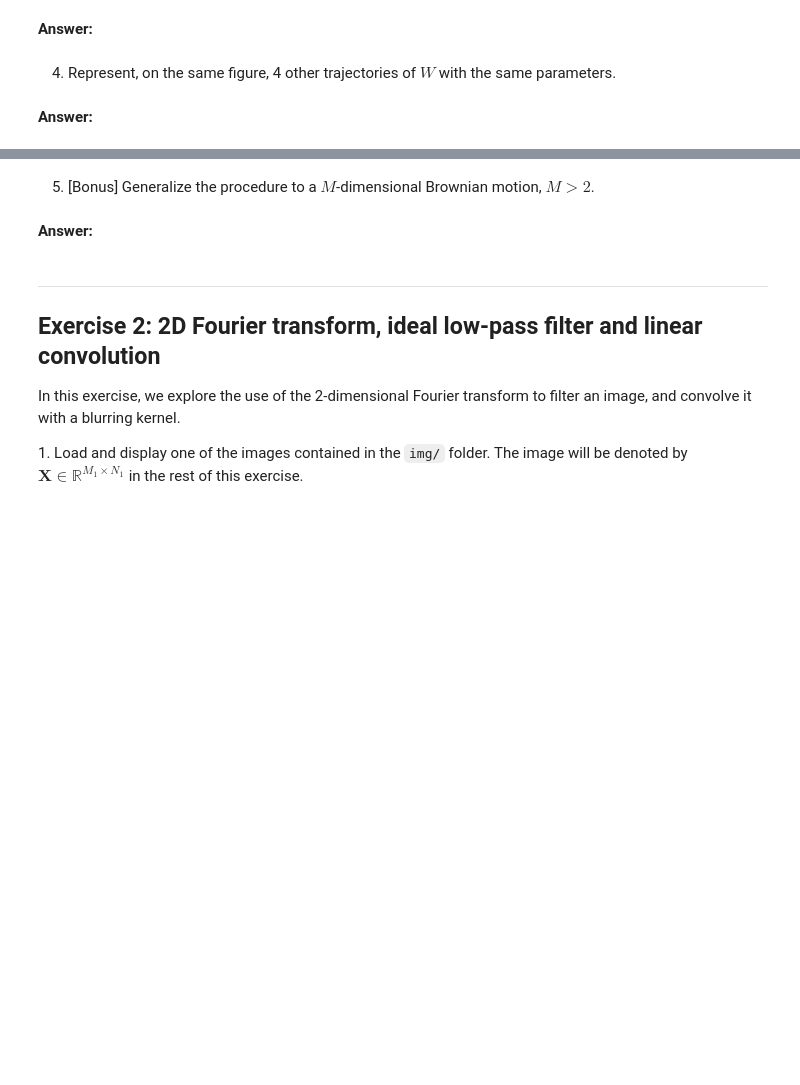
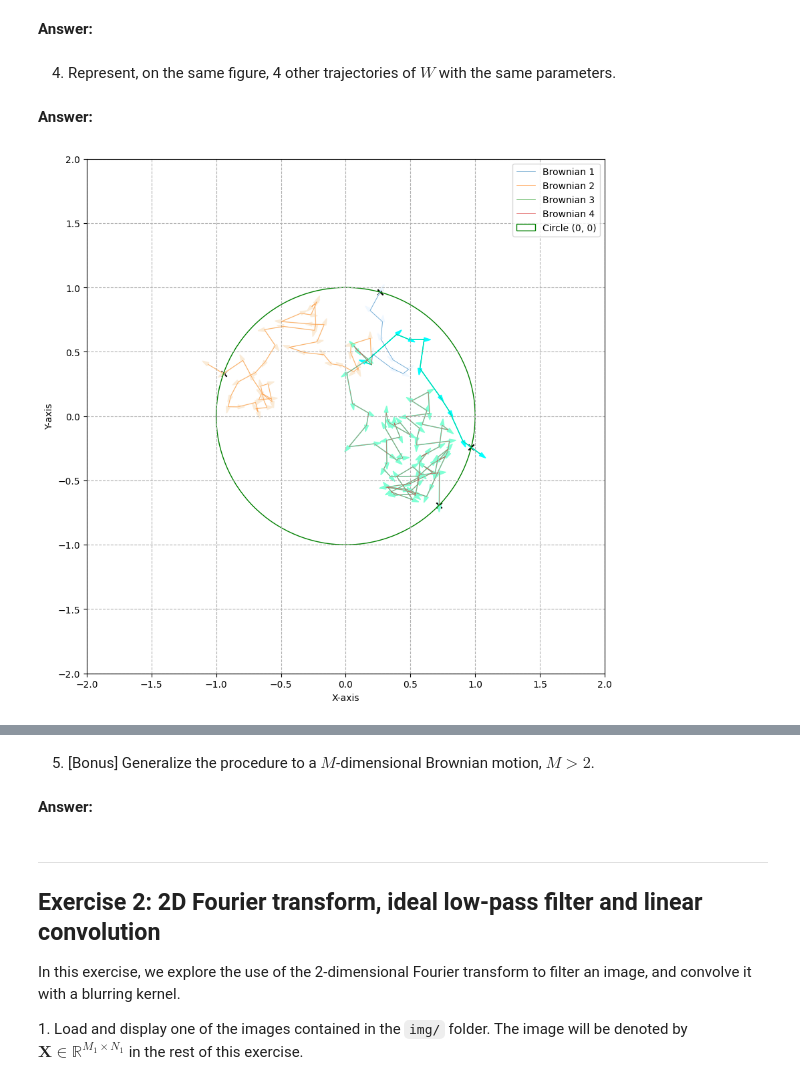
Before and after one commit to matthieuPaolo/python_sdia, a Jupyter notebook: Labs/Lab3/lab3.ipynb, the cells around one changed output, grey strips where cells are left out. Drawn from its saved outputs; the diff is of its cells as text; code cells hidden in the pictures; blank space fills up the shorter version.

```diff
--- a/Labs/Lab3/lab3.ipynb
+++ b/Labs/Lab3/lab3.ipynb
@@ -190,0 +189,58 @@ np.sign(-2)
+# %%
+# your code
+# Initialisation des paramètres
+n = 1000  # Nombre de pas de temps
+step = 0.01  # Intervalle de temps
+num_brownians = 4  # Nombre de mouvements browniens à afficher
+
+def generate_color_list(n):
+
+    """
+    Generate color disponible in  Matplotlib.
+
+    Args:
+        n (int):
+
+    Returns:
+        List[str]: list of colors
+    """
+    color_names = list(mcolors.CSS4_COLORS.keys())
+    return color_names[:n]
+
+
+# Création de la figure
+plt.figure(figsize=(10, 10))
+colors=generate_color_list(num_brownians)
+# Affichage des mouvements browniens
+for i in range(num_brownians):
+    start_position = np.array([[0.2, 0.4]])  # Position initiale
+    w, P = brownian_motion(n, start_position, step, rng)
+
+    # Trajectoire
+    plt.plot([pos[0] for pos in w], [pos[1] for pos in w], linestyle='-', linewidth=0.5, alpha=0.7, label=f'Brownian {i+1}')
+
+    # Affichage du point d'intersection
+    if P[0] is not None and P[1] is not None:
+        plt.scatter(P[0], P[1], c='black', marker='x')
+
+    # Ajout des flèches pour indiquer la direction du mouvement
+    for j in range(len(w) - 1):
+        plt.arrow(w[j][0], w[j][1], w[j + 1][0] - w[j][0], w[j + 1][1] - w[j][1],
+                  head_width=0.03, head_length=0.05, fc=colors[i], ec=colors[i])
+
+# Ajout d'un cercle centré à (0, 0)
+circle = plt.Circle((0, 0), 1, color='green', fill=False, label='Circle (0, 0)')
+plt.gca().add_patch(circle)
+
+# Ajout des labels et de la légende
+plt.xlabel('X-axis')
+plt.ylabel('Y-axis')
+plt.xlim(-2, 2)
+plt.ylim(-2, 2)
+plt.grid(linestyle="--", zorder=1)
+plt.legend()
+
+# Affichage du graphique
+plt.show()
+# %% [output]
+[figure, added]
```
Also changed, not shown: parts of 3 cells of this notebook.
